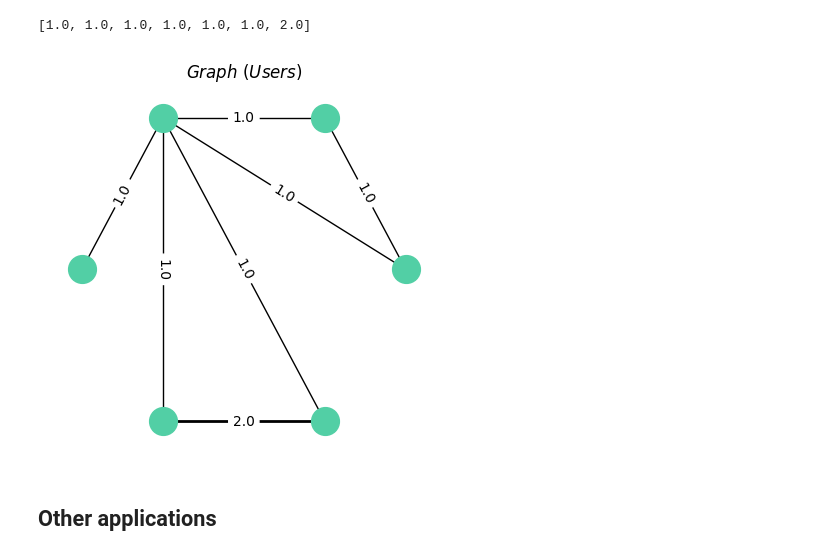
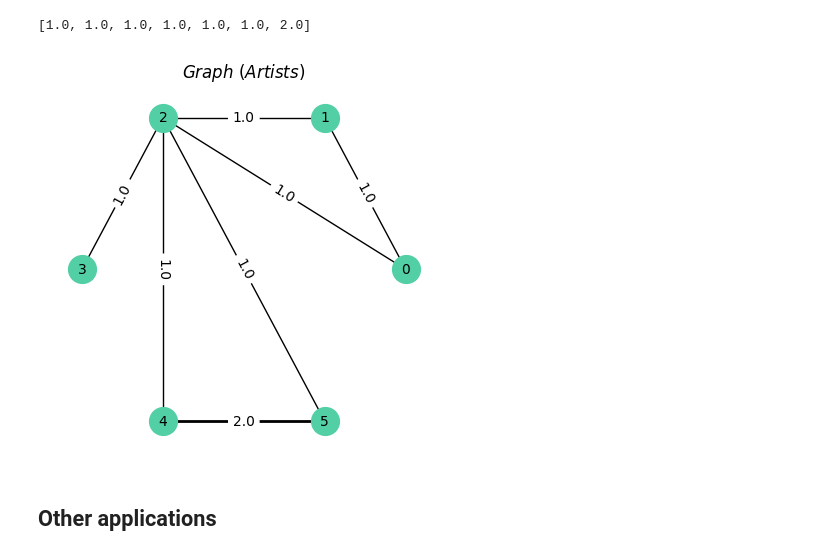
Before and after one commit to fum-cs/a4ds, a Jupyter notebook: _sources/nx/3_Extensions.ipynb, the cells around one changed output. Saved outputs shown, nothing was run; the diff lists cells and outputs as text; code cells hidden in the pictures.

```diff
--- a/_sources/nx/3_Extensions.ipynb
+++ b/_sources/nx/3_Extensions.ipynb
@@ -287,13 +292,14 @@ list(labels.values())
 # %%
 fig, axs = plt.subplots(figsize=(4,4), facecolor='w', nrows=1, ncols=1, constrained_layout=True)
 pos = nx.layout.circular_layout(G_artists)
 nx.draw_networkx_nodes(G_artists, pos, node_color="#52cfa5", linewidths=1, ax=axs, node_size=400)
 nx.draw_networkx_edges(G_artists, pos, width=list(labels.values()), ax=axs)
 nx.draw_networkx_edge_labels(G_artists,pos=pos,edge_labels=labels)
+nx.draw_networkx_labels(G_artists,pos=pos, labels={n: str(n) for n in G_artists.nodes()}, font_size=10, ax=axs)
 axs.axis('off')
-_ = axs.set_title(r"$Graph\ (Users)$", fontsize=12)
+_ = axs.set_title(r"$Graph\ (Artists)$", fontsize=12)
 # %% [output]
-[figure, old version]
+[figure, new version]
 # %% [markdown]
 ## Other applications
 # %% [markdown]
```
Also changed, not shown: parts of 3 cells of this notebook, 7 other files.
